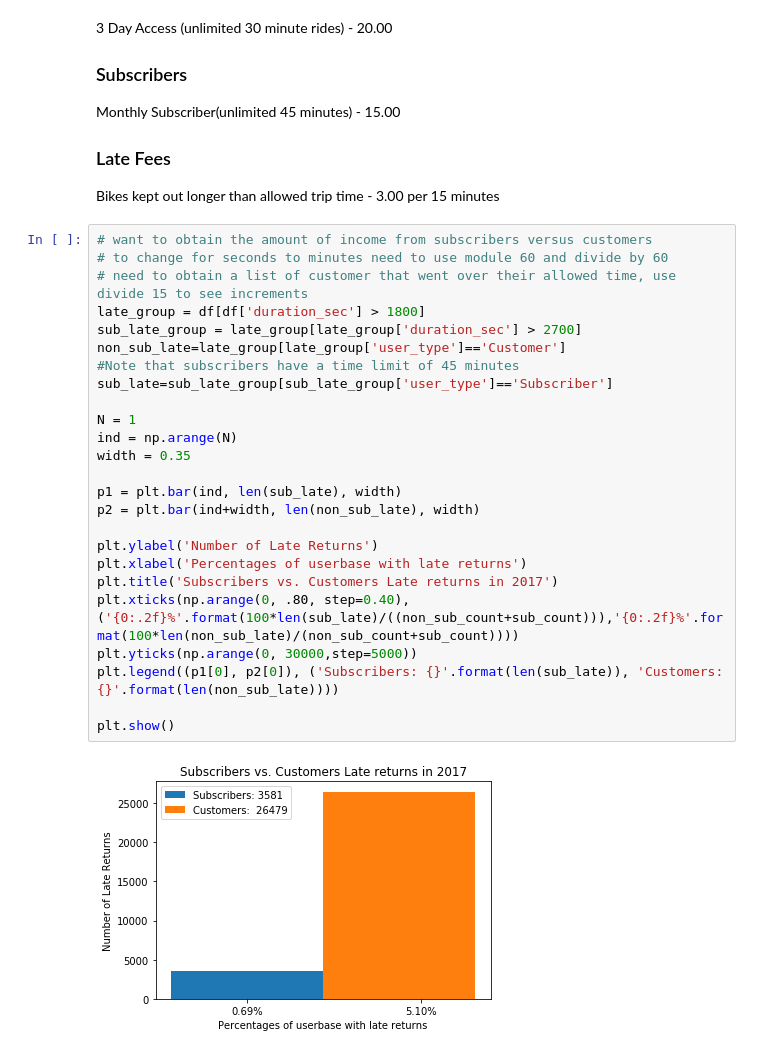
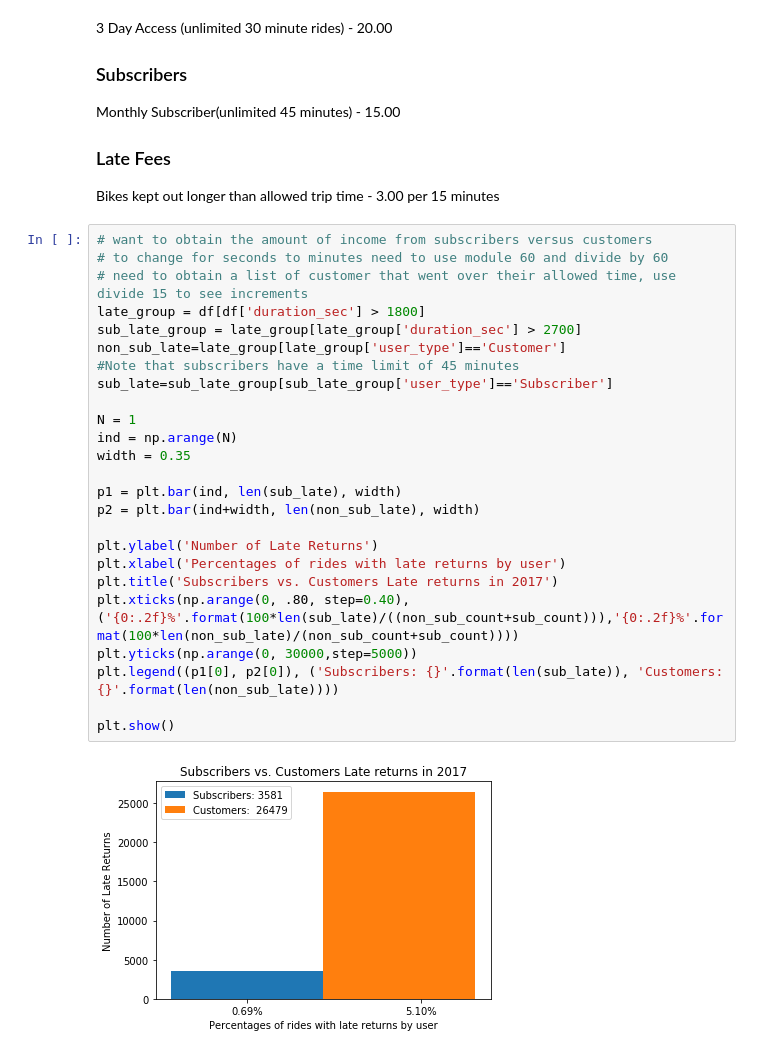
Before and after one commit to jarango-math/fordgo_bike_project, a Jupyter notebook: fundamental_capstone_project.ipynb, the cells around one changed output. Saved outputs shown, nothing was run; the diff lists cells and outputs as text.

```diff
--- a/fundamental_capstone_project.ipynb
+++ b/fundamental_capstone_project.ipynb
@@ -42,29 +42,29 @@ Bikes kept out longer than allowed trip time - 3.00 per 15 minutes
 # %%
 # want to obtain the amount of income from subscribers versus customers
 # to change for seconds to minutes need to use module 60 and divide by 60
 # need to obtain a list of customer that went over their allowed time, use divide 15 to see increments
 late_group = df[df['duration_sec'] > 1800]
 sub_late_group = late_group[late_group['duration_sec'] > 2700]
 non_sub_late=late_group[late_group['user_type']=='Customer']
 #Note that subscribers have a time limit of 45 minutes
 sub_late=sub_late_group[sub_late_group['user_type']=='Subscriber']
 
 N = 1
 ind = np.arange(N)
 width = 0.35
 
 p1 = plt.bar(ind, len(sub_late), width)
 p2 = plt.bar(ind+width, len(non_sub_late), width)
 
 plt.ylabel('Number of Late Returns')
-plt.xlabel('Percentages of userbase with late returns')
+plt.xlabel('Percentages of rides with late returns by user')
 plt.title('Subscribers vs. Customers Late returns in 2017')
 plt.xticks(np.arange(0, .80, step=0.40), ('{0:.2f}%'.format(100*len(sub_late)/((non_sub_count+sub_count))),'{0:.2f}%'.format(100*len(non_sub_late)/(non_sub_count+sub_count))))
 plt.yticks(np.arange(0, 30000,step=5000))
 plt.legend((p1[0], p2[0]), ('Subscribers: {}'.format(len(sub_late)), 'Customers:  {}'.format(len(non_sub_late))))
 
 plt.show()
 # %% [output]
-[figure, old version]
+[figure, new version]
 # %%
 # make a list containing the number of seconds that subs went over
```
Also changed, not shown: parts of 18 cells of this notebook.
